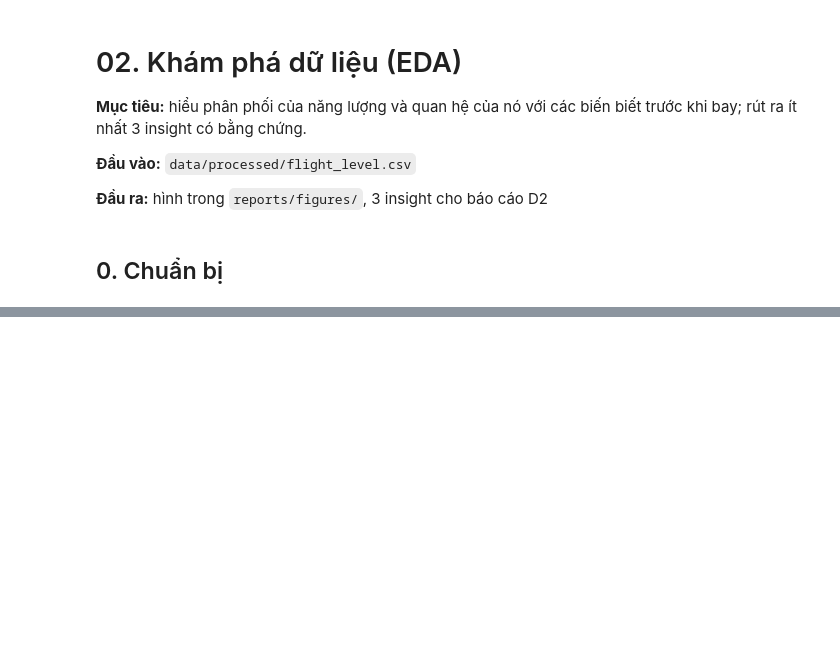
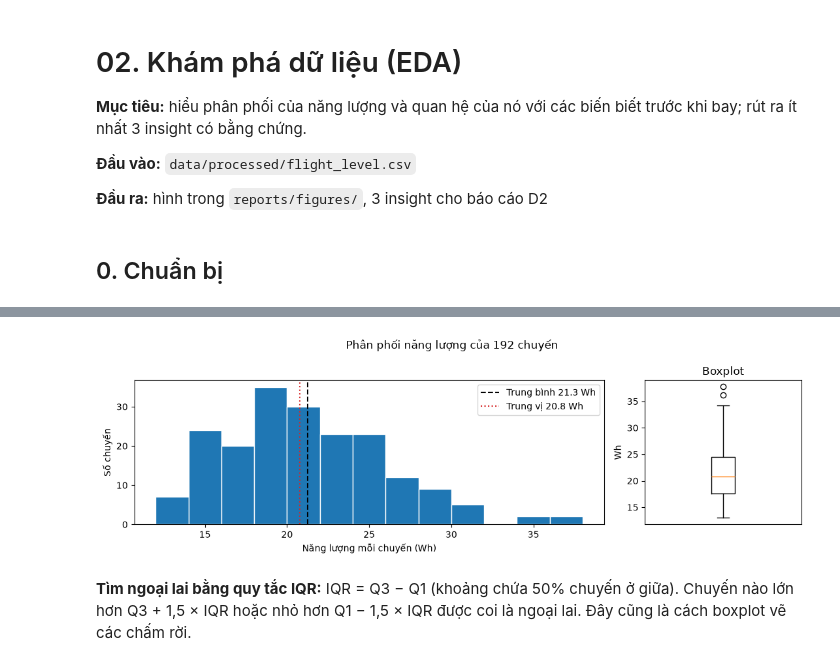
Before and after one commit to viewer22/DTA, a Jupyter notebook: notebooks/02_eda.ipynb, the cells around one changed output, grey strips where cells are left out. Drawn from its saved outputs; the diff is of its cells as text; code cells hidden in the pictures; blank space fills up the shorter version.

```diff
--- a/notebooks/02_eda.ipynb
+++ b/notebooks/02_eda.ipynb
@@ -32,0 +108,23 @@ SEED = 301
+# %%
+fig, ax = plt.subplots(1, 2, figsize=(11, 3.5), gridspec_kw={"width_ratios": [3, 1]})
+
+ax[0].hist(df["E_Wh"], bins=range(12, 40, 2), color="tab:blue", edgecolor="white")
+ax[0].axvline(df["E_Wh"].mean(), color="black", linestyle="--", label=f"Trung bình {df['E_Wh'].mean():.1f} Wh")
+ax[0].axvline(df["E_Wh"].median(), color="tab:red", linestyle=":", label=f"Trung vị {df['E_Wh'].median():.1f} Wh")
+ax[0].set_xlabel("Năng lượng mỗi chuyến (Wh)")
+ax[0].set_ylabel("Số chuyến")
+ax[0].legend()
+
+ax[1].boxplot(df["E_Wh"])
+ax[1].set_xticks([])
+ax[1].set_ylabel("Wh")
+ax[1].set_title("Boxplot")
+
+fig.suptitle("Phân phối năng lượng của 192 chuyến")
+plt.tight_layout()
+plt.savefig(FIGURES / "eda_phan_phoi_target.png", dpi=150)
+plt.show()
+# %% [output]
+[figure, added]
+# %% [markdown]
+**Tìm ngoại lai bằng quy tắc IQR:** IQR = Q3 − Q1 (khoảng chứa 50% chuyến ở giữa). Chuyến nào lớn hơn Q3 + 1,5 × IQR hoặc nhỏ hơn Q1 − 1,5 × IQR được coi là ngoại lai. Đây cũng là cách boxplot vẽ các chấm rời.
```
Also changed, not shown: parts of 36 cells of this notebook, 13 other files.
